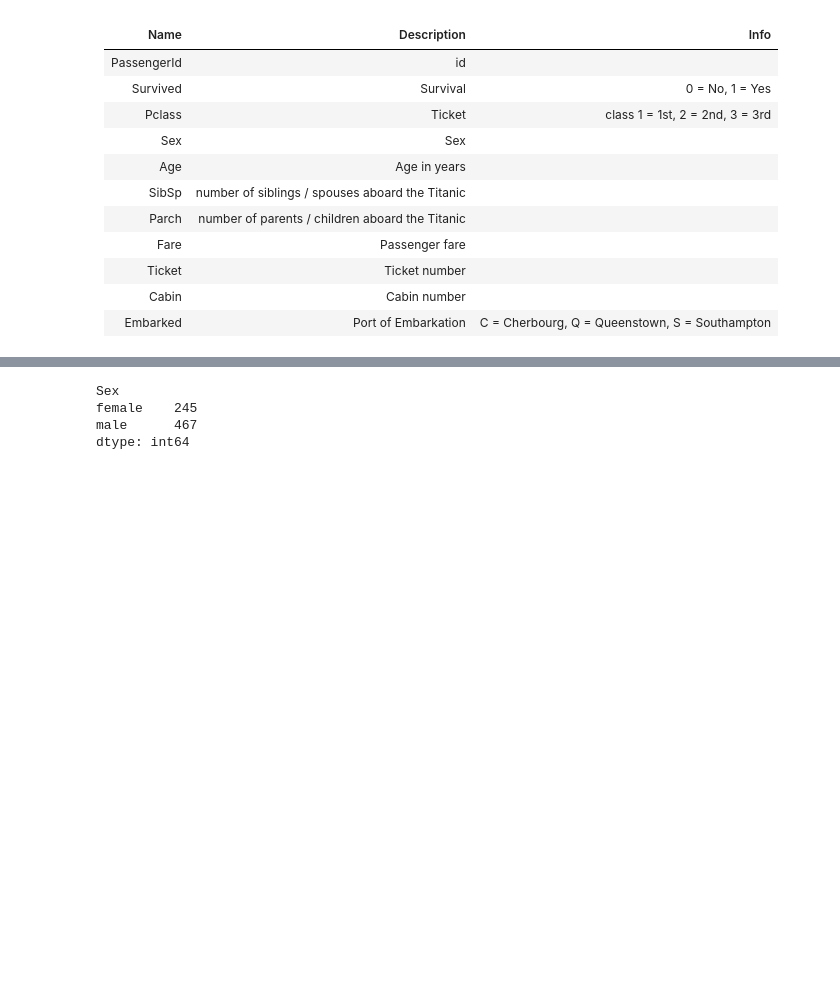
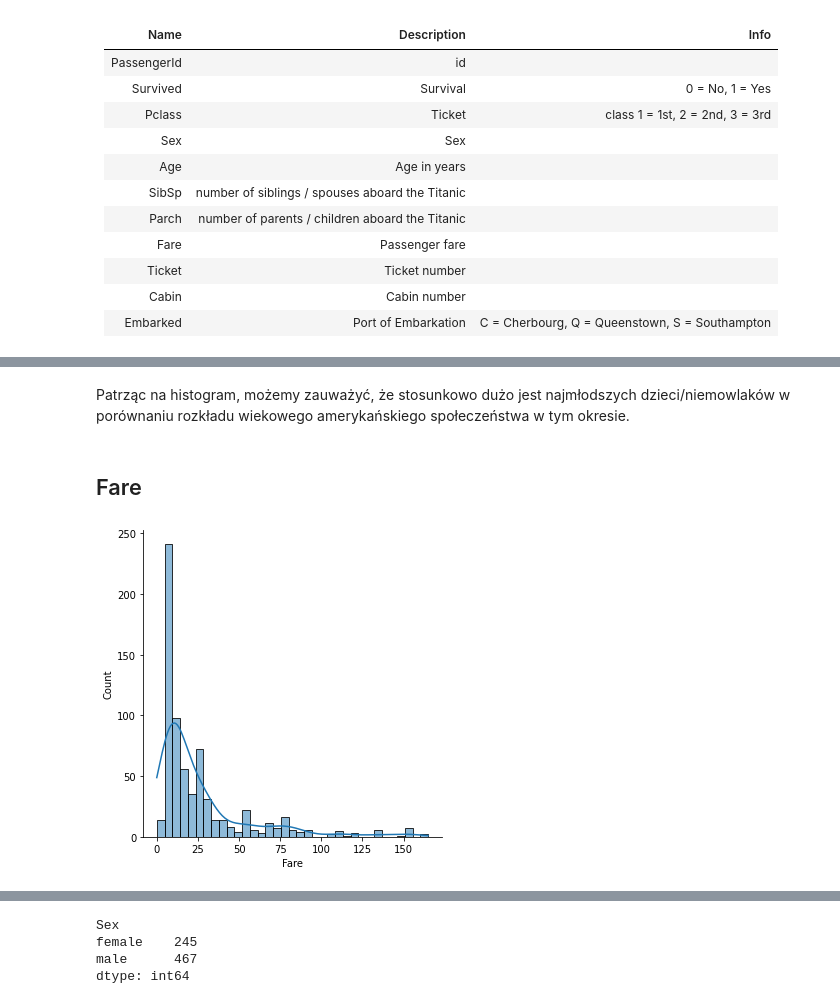
Before and after one commit to pbiecek/InterpretableMachineLearning2021, a Jupyter notebook: Homeworks/HW1/AndrzejZapala/titanic.ipynb, the cells around one changed output, grey strips where cells are left out. Cells and saved outputs as stored; diff of their text form; code cells hidden in the pictures; blank space fills up the shorter version.

```diff
--- a/Homeworks/HW1/AndrzejZapala/titanic.ipynb
+++ b/Homeworks/HW1/AndrzejZapala/titanic.ipynb
@@ -66,2 +76,11 @@ Younger peaple have higher chance for survive
+# %% [markdown]
+Patrząc na histogram, możemy zauważyć, że stosunkowo dużo jest najmłodszych dzieci/niemowlaków w porównaniu rozkładu wiekowego amerykańskiego społeczeństwa w tym okresie.
+# %% [markdown]
+## Fare
+# %%
+sns.displot(df_train[df_train.Fare < 200], x='Fare', kde=True, kind='hist')
+plt.show()
+# %% [output]
+[figure, added]
 # %%
 sns.boxplot(y='Fare', x='Survived', data=df_train)
```
Also changed, not shown: parts of 49 cells of this notebook, 1 other file.
